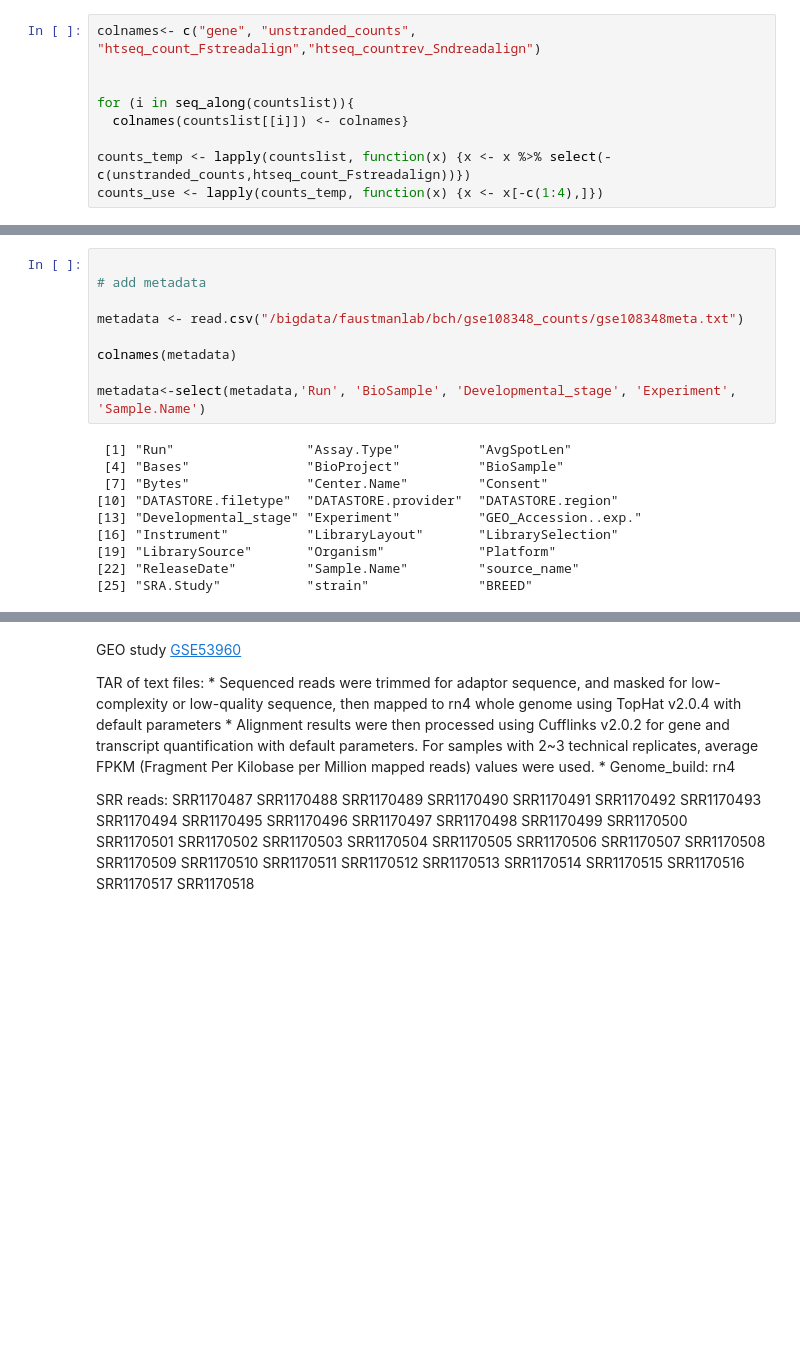
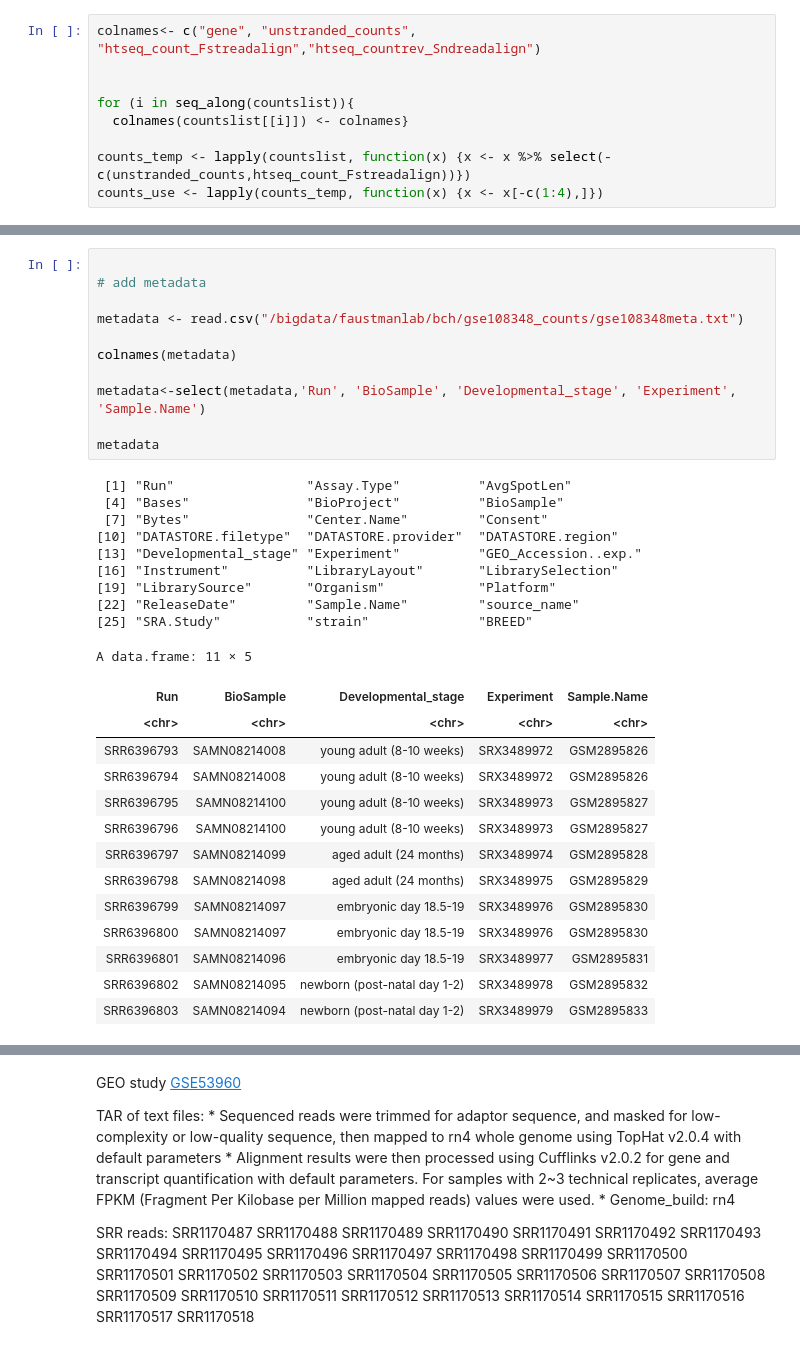
Before and after one commit to bchansen3/testis_dev-geneexp, a Jupyter notebook: testis_gene_meta.ipynb, the cells around one changed output, grey strips where cells are left out. Drawn from its saved outputs; the diff is of its cells as text; blank space fills up the shorter version.

```diff
--- a/testis_gene_meta.ipynb
+++ b/testis_gene_meta.ipynb
@@ -143,19 +141,35 @@ A data.frame: 6 × 5
 # %%
 
 # add metadata
 
 metadata <- read.csv("/bigdata/faustmanlab/bch/gse108348_counts/gse108348meta.txt")
 
 colnames(metadata)
 
 metadata<-select(metadata,'Run', 'BioSample', 'Developmental_stage', 'Experiment', 'Sample.Name')
+
+metadata
 # %% [output]
  [1] "Run"                 "Assay.Type"          "AvgSpotLen"
  [4] "Bases"               "BioProject"          "BioSample"
  [7] "Bytes"               "Center.Name"         "Consent"
 [10] "DATASTORE.filetype"  "DATASTORE.provider"  "DATASTORE.region"
 [13] "Developmental_stage" "Experiment"          "GEO_Accession..exp."
 [16] "Instrument"          "LibraryLayout"       "LibrarySelection"
 [19] "LibrarySource"       "Organism"            "Platform"
 [22] "ReleaseDate"         "Sample.Name"         "source_name"
 [25] "SRA.Study"           "strain"              "BREED"
+A data.frame: 11 × 5
+| Run | BioSample | Developmental_stage | Experiment | Sample.Name |
+| <chr> | <chr> | <chr> | <chr> | <chr> |
+| SRR6396793 | SAMN08214008 | young adult (8-10 weeks) | SRX3489972 | GSM2895826 |
+| SRR6396794 | SAMN08214008 | young adult (8-10 weeks) | SRX3489972 | GSM2895826 |
+| SRR6396795 | SAMN08214100 | young adult (8-10 weeks) | SRX3489973 | GSM2895827 |
+| SRR6396796 | SAMN08214100 | young adult (8-10 weeks) | SRX3489973 | GSM2895827 |
+| SRR6396797 | SAMN08214099 | aged adult (24 months) | SRX3489974 | GSM2895828 |
+| SRR6396798 | SAMN08214098 | aged adult (24 months) | SRX3489975 | GSM2895829 |
+| SRR6396799 | SAMN08214097 | embryonic day 18.5-19 | SRX3489976 | GSM2895830 |
+| SRR6396800 | SAMN08214097 | embryonic day 18.5-19 | SRX3489976 | GSM2895830 |
+| SRR6396801 | SAMN08214096 | embryonic day 18.5-19 | SRX3489977 | GSM2895831 |
+| SRR6396802 | SAMN08214095 | newborn (post-natal day 1-2) | SRX3489978 | GSM2895832 |
+| SRR6396803 | SAMN08214094 | newborn (post-natal day 1-2) | SRX3489979 | GSM2895833 |
```
Also changed, not shown: parts of 7 cells of this notebook.
